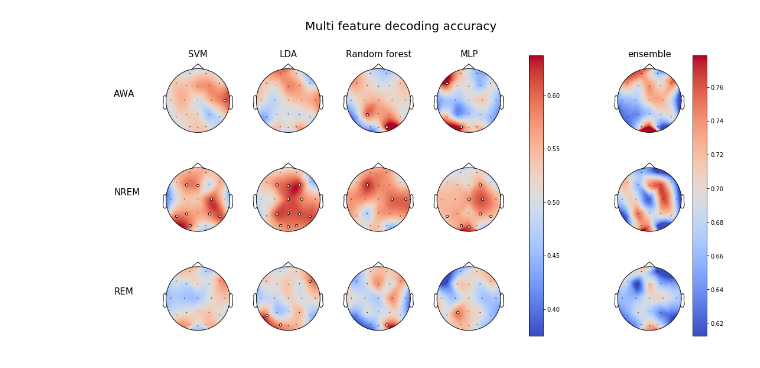
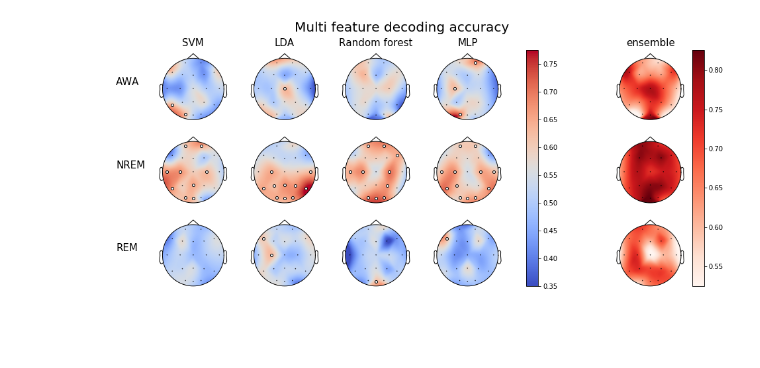
Before and after one commit to PhilippThoelke/caffeine-sleep, a Jupyter notebook: multiFeatureML/DecodingAccuracyMFFigures.ipynb, the cells around one changed output. Saved outputs shown, nothing was run; the diff lists cells and outputs as text; code cells hidden in the pictures; blank space fills up the shorter version.

Commit message:
Update figures

```diff
--- a/multiFeatureML/DecodingAccuracyMFFigures.ipynb
+++ b/multiFeatureML/DecodingAccuracyMFFigures.ipynb
@@ -24,7 +24,7 @@ sensor_pos = io.loadmat(os.path.join(PROJECT_PATH, 'Coo_caf'))['Cor'].T
 sensor_pos = np.array([sensor_pos[1], sensor_pos[0]]).T
 # %%
 da_scores = {}
-for path in glob.glob(os.path.join(RESULTS_PATH, f'scores_multi{CAF_DOSE}', '*')):
+for path in glob.glob(os.path.join(RESULTS_PATH, f'scores_multi{CAF_DOSE}-0.5', '*')):
     with open(path, 'rb') as file:
         data = pickle.load(file)
         electrode = int(path.split(os.sep)[-1].split('.')[0].split('_')[-1])
@@ -40,7 +40,8 @@ for path in glob.glob(os.path.join(RESULTS_PATH, f'scores_multi{CAF_DOSE}', '*')
                 else:
                     da_scores[stage][clf][electrode] = data[stage][clf]
 # %%
-colormap = 'coolwarm'
+colormap_clf = 'coolwarm'
+colormap_ensemble = 'Reds'
 small_font = 15
 big_font = 20
 
@@ -49,11 +50,11 @@ vmax_clf = np.max([[[np.max(da_scores[stage][clf][elec][0]) for elec in range(20
 vmin_ensemble = np.min([[[np.min(da_scores[stage][clf][elec][0]) for elec in range(20)] for clf in da_scores[stage].keys() if clf == 'ensemble'] for stage in STAGES])
 vmax_ensemble = np.max([[[np.max(da_scores[stage][clf][elec][0]) for elec in range(20)] for clf in da_scores[stage].keys() if clf == 'ensemble'] for stage in STAGES])
 
-plt.figure(figsize=(18, 8))
+plt.figure(figsize=(16, 6))
 suptitle = plt.suptitle('Multi feature decoding accuracy', fontsize=big_font, y=1.05)
 
 subplot_counter = 0
-gs = gridspec.GridSpec(len(STAGES), len(da_scores[stage]) + 1, width_ratios=[0.3] + [1] * len(da_scores[stage]))
+gs = gridspec.GridSpec(len(STAGES), len(da_scores[stage]) + 1, width_ratios=[0.2] + [1] * len(da_scores[stage]))
 
 axes_clf = []
 axes_ensemble = []
@@ -65,36 +66,36 @@ for stage in STAGES:
 
     for clf in da_scores[stage].keys():
         acc = [score[0] for score in da_scores[stage][clf]]
         p_val = np.array([score[1] for score in da_scores[stage][clf]])
         mask = p_val < SIGNIFICANT_P
 
         if clf == 'ensemble':
             axes_ensemble.append(plt.subplot(gs[subplot_counter]))
         else:
             axes_clf.append(plt.subplot(gs[subplot_counter]))
 
         if stage == STAGES[0]:
             plt.title(clf.replace('MultilayerPerceptron', 'MLP').replace('RandomForest', 'Random forest'), fontsize=small_font)
 
         if clf == 'ensemble':
-            viz.plot_topomap(acc, sensor_pos, mask=mask, vmin=vmin_ensemble, vmax=vmax_ensemble, cmap=colormap, contours=False, show=False)
+            viz.plot_topomap(acc, sensor_pos, mask=mask, vmin=vmin_ensemble, vmax=vmax_ensemble, cmap=colormap_ensemble, contours=False, show=False)
         else:
-            viz.plot_topomap(acc, sensor_pos, mask=mask, vmin=vmin_clf, vmax=vmax_clf, cmap=colormap, contours=False, show=False)
+            viz.plot_topomap(acc, sensor_pos, mask=mask, vmin=vmin_clf, vmax=vmax_clf, cmap=colormap_clf, contours=False, show=False)
         subplot_counter += 1
 
 # classifier colorbar
 norm = colors.Normalize(vmin=vmin_clf, vmax=vmax_clf)
-sm = plt.cm.ScalarMappable(cmap=colormap, norm=norm)
+sm = plt.cm.ScalarMappable(cmap=colormap_clf, norm=norm)
 sm.set_array([])
 plt.colorbar(sm, ax=axes_clf, shrink=1, aspect=20)
 
 # ensemble colorbar
 norm = colors.Normalize(vmin=vmin_ensemble, vmax=vmax_ensemble)
-sm = plt.cm.ScalarMappable(cmap=colormap, norm=norm)
+sm = plt.cm.ScalarMappable(cmap=colormap_ensemble, norm=norm)
 sm.set_array([])
 plt.colorbar(sm, ax=axes_ensemble, shrink=1, aspect=20)
 
-plt.savefig(os.path.join(FIGURE_PATH, 'decodingAccuracyMulti', f'decodingAccuracy{CAF_DOSE}'), bbox_inches='tight', bbox_extra_artists=[suptitle])
+plt.savefig(os.path.join(FIGURE_PATH, 'decodingAccuracyMulti', f'decodingAccuracy{CAF_DOSE}'), bbox_inches='tight', bbox_extra_artists=[suptitle], dpi=400)
 plt.show()
 # %% [output]
-[figure, old version]
+[figure, new version]
```
Also changed, not shown: 3 other files.
